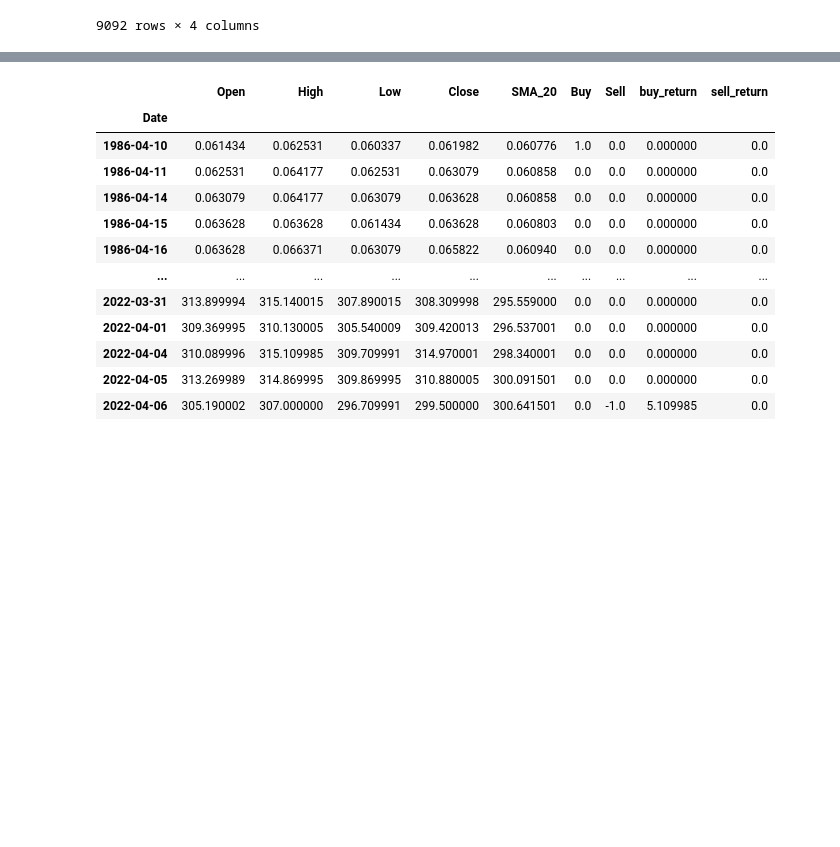
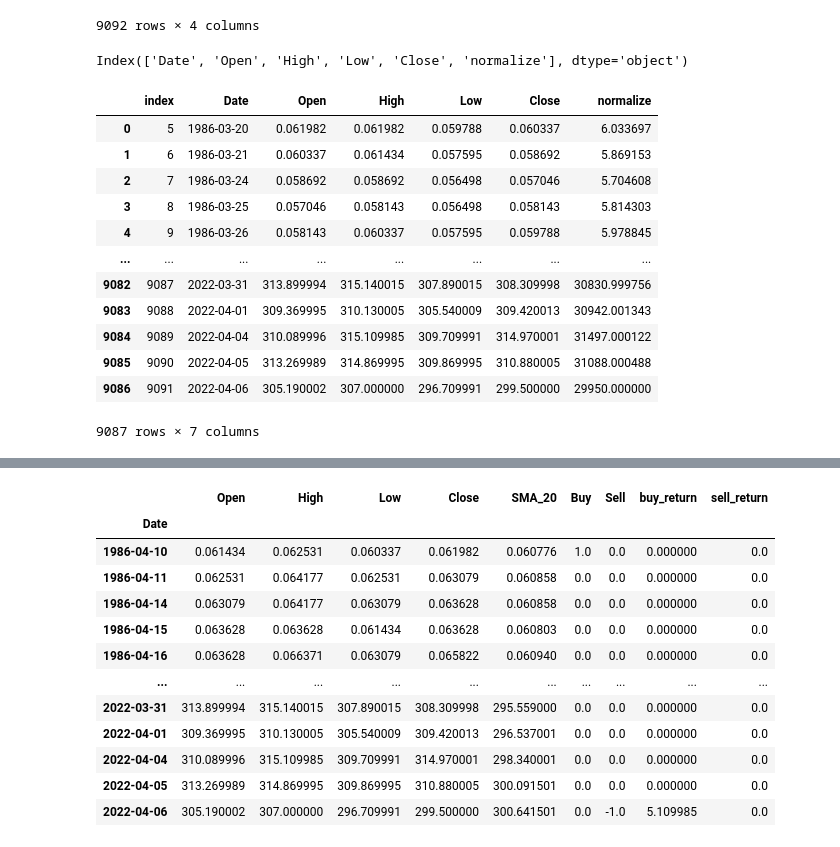
Before and after one commit to remsanjiv/FundamentalStrategies, a Jupyter notebook: Test.ipynb, the cells around one changed output, grey strips where cells are left out. Drawn from its saved outputs; the diff is of its cells as text; code cells hidden in the pictures; blank space fills up the shorter version.

```diff
--- a/Test.ipynb
+++ b/Test.ipynb
@@ -120,7 +120,7 @@ def deleteColumns(data, startColumn_index_pos, numofColumns):
     return Data
 # %%
 def removeRows(data, rowCount):
-    data = data[rowCount:, ]
+    data = data.loc[rowCount:,  ]
 
     return data
 # %%
@@ -242,0 +243,44 @@ def volalility(data, lookback_window):
+# %%
+# Normalization :
+
+def normalize(data, lookback_window):
+    data_df = ohlc_data.__deepcopy__()
+    data_df.reset_index(inplace=True)
+    # closingPrice_index = data_df.columns.get_loc('Close')
+    closingPrice_index = "Close"
+    data_df['normalize'] = np.zeros(len(data_df))
+    # nor_index = data_df.columns.get_loc('normalize')
+    nor_index = "normalize"
+    for i in range(len(data_df)):
+
+        try:
+            data_df.loc[i, nor_index] = (data_df.loc[i, closingPrice_index] - min(data_df.loc[i-lookback_window+1: i+1, closingPrice_index]))/(max(data_df.loc[i-lookback_window+1: i+1, closingPrice_index]) - min(data_df.loc[i-lookback_window+1:i+1, closingPrice_index]))
+
+        except ValueError :
+            pass
+
+    data_df.loc[:, nor_index] = data_df.loc[:, closingPrice_index]*100
+    data_df = removeRows(data_df, lookback_window)
+
+    return data_df
+# %%
+normalize_sd = normalize(ohlc_data,5)
+normalize_sd.columns
+# %% [output]
+Index(['Date', 'Open', 'High', 'Low', 'Close', 'normalize'], dtype='object')
+# %%
+normalize_sd.reset_index(0)
+# %% [output]
+|  | index | Date | Open | High | Low | Close | normalize |
+| 0 | 5 | 1986-03-20 | 0.061982 | 0.061982 | 0.059788 | 0.060337 | 6.033697 |
+| 1 | 6 | 1986-03-21 | 0.060337 | 0.061434 | 0.057595 | 0.058692 | 5.869153 |
+| 2 | 7 | 1986-03-24 | 0.058692 | 0.058692 | 0.056498 | 0.057046 | 5.704608 |
+| 3 | 8 | 1986-03-25 | 0.057046 | 0.058143 | 0.056498 | 0.058143 | 5.814303 |
+| 4 | 9 | 1986-03-26 | 0.058143 | 0.060337 | 0.057595 | 0.059788 | 5.978845 |
+| ... | ... | ... | ... | ... | ... | ... | ... |
+| 9082 | 9087 | 2022-03-31 | 313.899994 | 315.140015 | 307.890015 | 308.309998 | 30830.999756 |
+| 9083 | 9088 | 2022-04-01 | 309.369995 | 310.130005 | 305.540009 | 309.420013 | 30942.001343 |
+| 9084 | 9089 | 2022-04-04 | 310.089996 | 315.109985 | 309.709991 | 314.970001 | 31497.000122 |
+| 9085 | 9090 | 2022-04-05 | 313.269989 | 314.869995 | 309.869995 | 310.880005 | 31088.000488 |
+| 9086 | 9091 | 2022-04-06 | 305.190002 | 307.000000 | 296.709991 | 299.500000 | 29950.000000 |
+9087 rows × 7 columns
```
Also changed, not shown: parts of 5 cells of this notebook.
